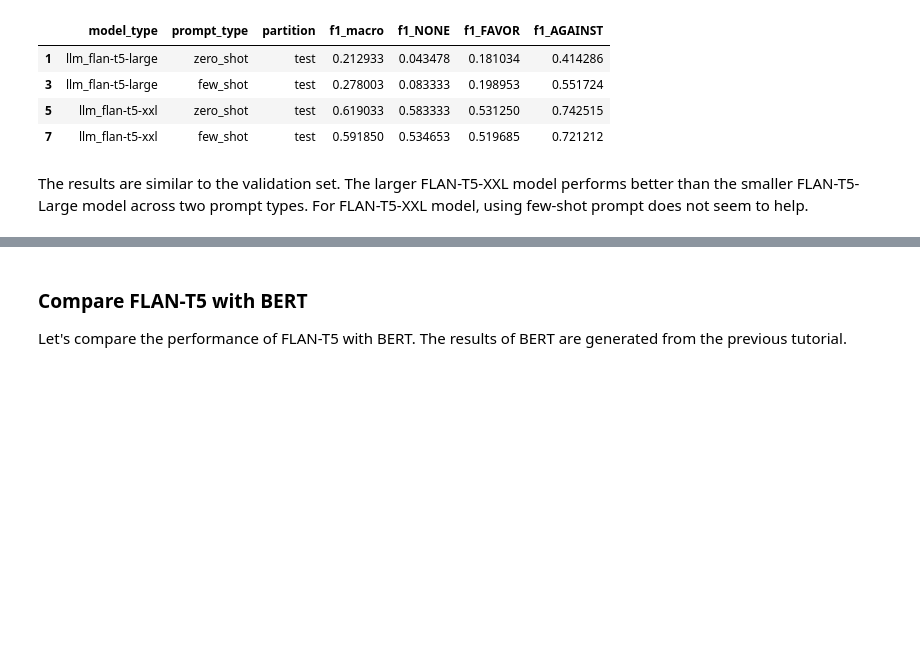
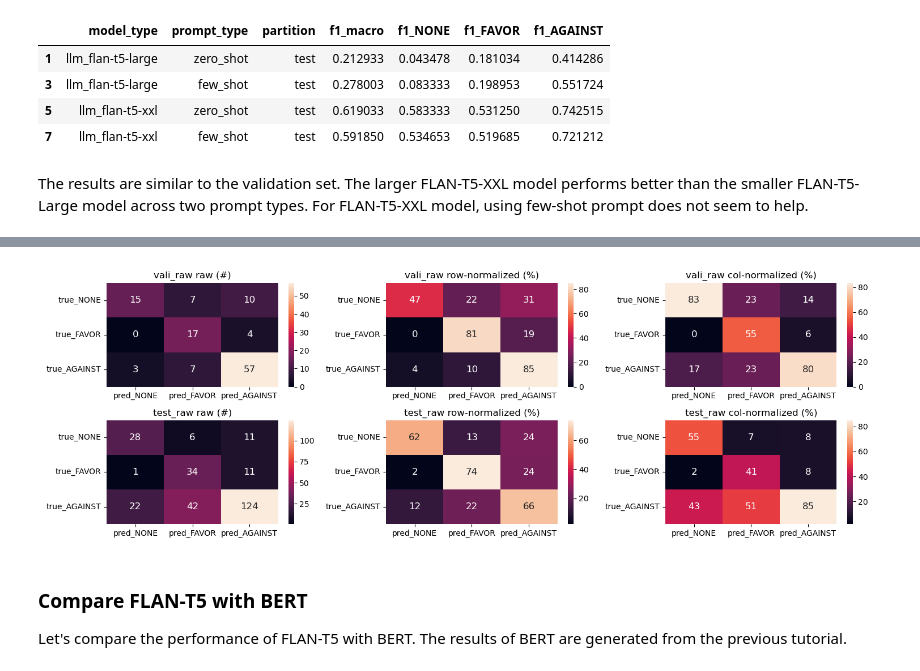
Before and after one commit to yunshiuan/prelim_stance_detection, a Jupyter notebook: llm-prompting_colab.ipynb, the cells around one changed output, grey strips where cells are left out. Drawn from its saved outputs; the diff is of its cells as text; code cells hidden in the pictures; blank space fills up the shorter version.

```diff
--- a/llm-prompting_colab.ipynb
+++ b/llm-prompting_colab.ipynb
@@ -1100,3 +1098,7 @@ The results are similar to the validation set. The larger FLAN-T5-XXL model perf
+# %%
+display_resized_image_in_notebook(join(PATH_OUTPUT_ROOT,"summary","flan-t5-xxl_zero_shot_comb_confusion_mat.png"))
+# %% [output]
+[figure, added]
 # %% [markdown]
 ### Compare FLAN-T5 with BERT
 
```
Also changed, not shown: parts of 15 cells of this notebook, 3 other files.
